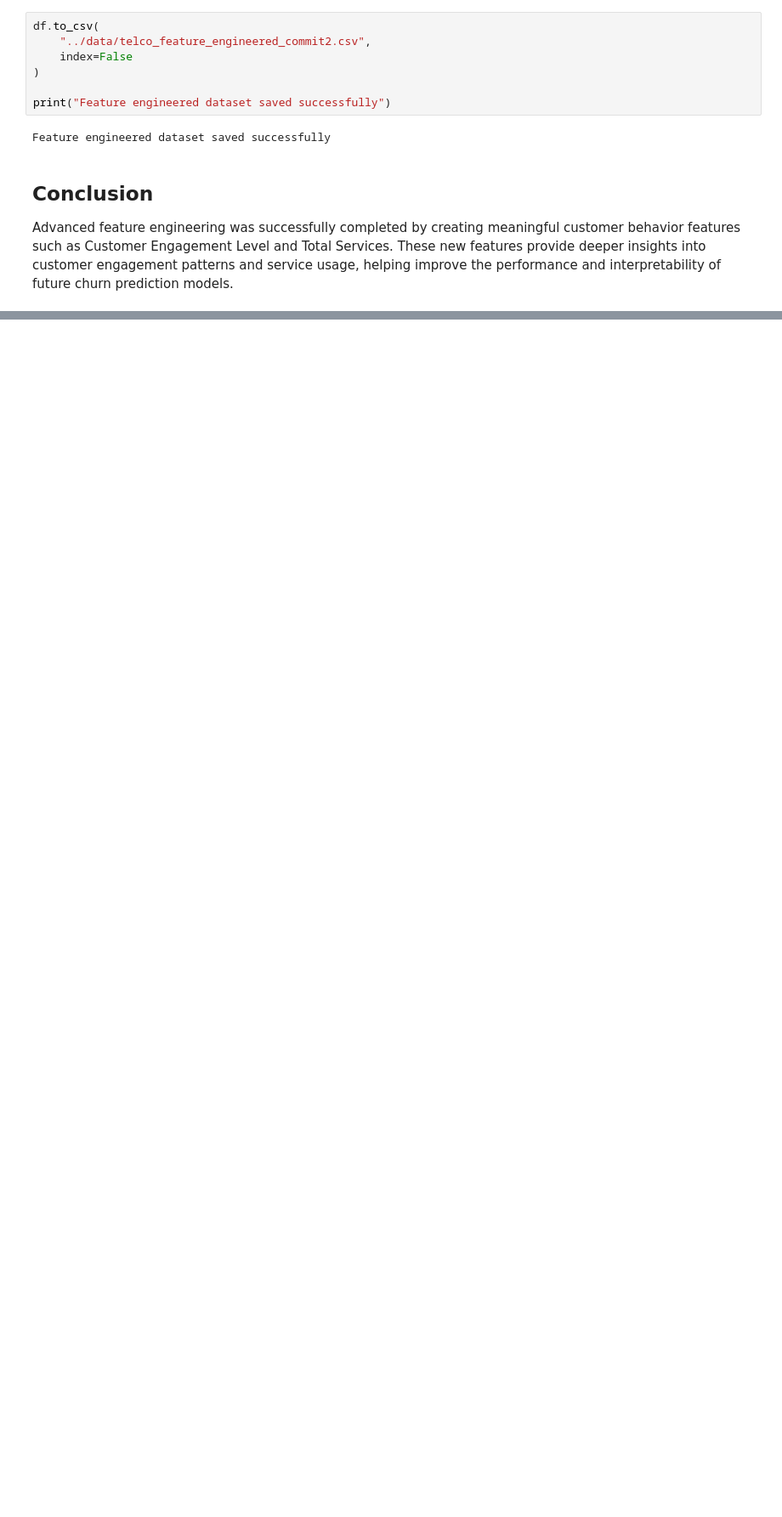
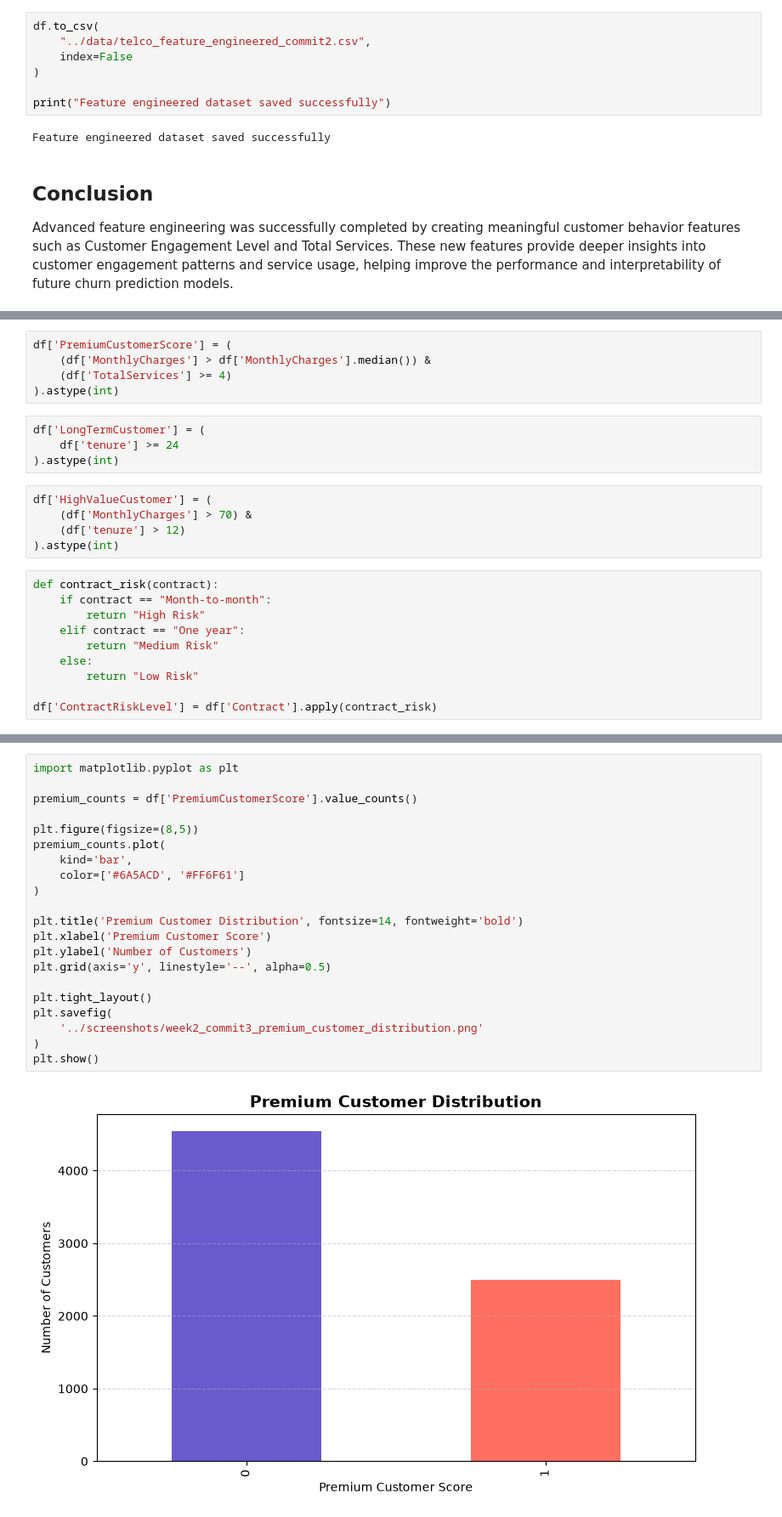
Before and after one commit to begamafreen8088-afk/zaalima-data-analytic, a Jupyter notebook: scripts/feature_engineering.ipynb, the cells around one changed output, grey strips where cells are left out. Shown at 85% size. Drawn from its saved outputs; the diff is of its cells as text; blank space fills up the shorter version.

Commit message:
Week 2 Commit 3: Customer Behavior Feature Engineering

```diff
--- a/scripts/feature_engineering.ipynb
+++ b/scripts/feature_engineering.ipynb
@@ -436,0 +456,24 @@ Advanced feature engineering was successfully completed by creating meaningful c
+# %%
+df['PremiumCustomerScore'] = (
+    (df['MonthlyCharges'] > df['MonthlyCharges'].median()) &
+    (df['TotalServices'] >= 4)
+).astype(int)
+# %%
+df['LongTermCustomer'] = (
+    df['tenure'] >= 24
+).astype(int)
+# %%
+df['HighValueCustomer'] = (
+    (df['MonthlyCharges'] > 70) &
+    (df['tenure'] > 12)
+).astype(int)
+# %%
+def contract_risk(contract):
+    if contract == "Month-to-month":
+        return "High Risk"
+    elif contract == "One year":
+        return "Medium Risk"
+    else:
+        return "Low Risk"
+
+df['ContractRiskLevel'] = df['Contract'].apply(contract_risk)
@@ -436,0 +534,23 @@ Advanced feature engineering was successfully completed by creating meaningful c
+# %%
+import matplotlib.pyplot as plt
+
+premium_counts = df['PremiumCustomerScore'].value_counts()
+
+plt.figure(figsize=(8,5))
+premium_counts.plot(
+    kind='bar',
+    color=['#6A5ACD', '#FF6F61']
+)
+
+plt.title('Premium Customer Distribution', fontsize=14, fontweight='bold')
+plt.xlabel('Premium Customer Score')
+plt.ylabel('Number of Customers')
+plt.grid(axis='y', linestyle='--', alpha=0.5)
+
+plt.tight_layout()
+plt.savefig(
+    '../screenshots/week2_commit3_premium_customer_distribution.png'
+)
+plt.show()
+# %% [output]
+[figure, added]
```
Also changed, not shown: parts of 10 cells of this notebook, 3 other files.
